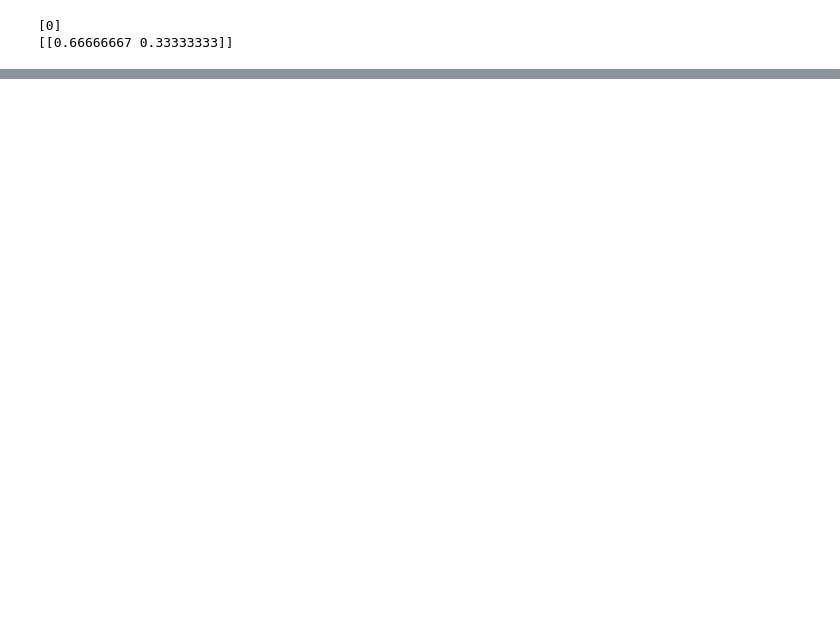
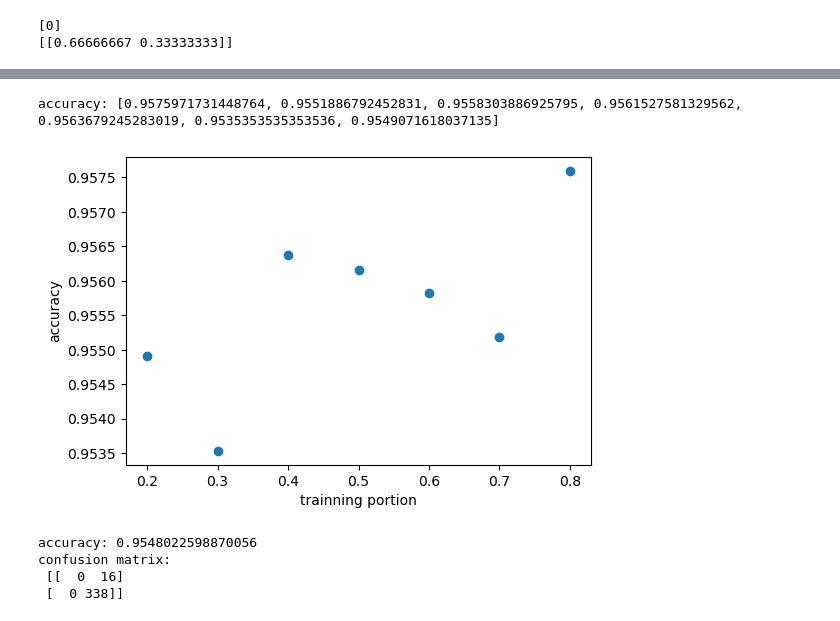
Before and after one commit to gmccannon/AML-MI-Data, a Jupyter notebook: Project1.ipynb, the cells around one changed output, grey strips where cells are left out. Saved outputs shown, nothing was run; the diff lists cells and outputs as text; code cells hidden in the pictures; blank space fills up the shorter version.

```diff
--- a/Project1.ipynb
+++ b/Project1.ipynb
@@ -105,0 +225,71 @@ plt.show()
+# %%
+# How sensitive is k-NN classification accuracy to the train/test split proportion?
+from sklearn.model_selection import train_test_split
+from sklearn.neighbors import KNeighborsClassifier
+from sklearn.preprocessing import StandardScaler
+from sklearn.pipeline import Pipeline
+
+patients_df = pd.read_csv("NHANES_data_train.csv").dropna()
+
+X = patients_df[['ParticipantID', 'Income', 'Sex', 'Age', 'Race', 'Edu', 'Diastolic', 'Systolic', 'Pulse', 'BMI', 'HDL', 'Trig', 'LDL', 'TCHOL', 'kidneys_eGFR', 'Diabetes', 'CurrentSmoker', 'isActive', 'isInsured']]
+y = patients_df['MI']
+
+
+partition_range = [0.8, 0.7, 0.6, 0.5, 0.4, 0.3, 0.2]
+
+k = 5
+scores = []
+for s in partition_range:
+    X_train, X_test, y_train, y_test = \
+        train_test_split(X, y, stratify=y, test_size=1-s, random_state=10)
+
+    clf2 = Pipeline(
+        steps=[("scaler", StandardScaler()), \
+               ("knn", KNeighborsClassifier(n_neighbors=k))]
+    )
+    clf2.fit(X_train, y_train)
+    scores.append(clf2.score(X_test, y_test))
+print("accuracy:", scores)
+
+import matplotlib.pyplot as plt
+plt.rc("figure", figsize=(6, 4))
+plt.scatter(partition_range, scores)
+plt.xticks(partition_range)
+plt.xlabel('trainning portion')
+plt.ylabel('accuracy')
+plt.show()
+# %% [output]
+accuracy: [0.9575971731448764, 0.9551886792452831, 0.9558303886925795, 0.9561527581329562, 0.9563679245283019, 0.9535353535353536, 0.9549071618037135]
+[figure, added]
+# %%
+# More measures on the accuracy of knn
+
+from sklearn.model_selection import train_test_split
+from sklearn.neighbors import KNeighborsClassifier
+from sklearn.preprocessing import StandardScaler
+from sklearn.pipeline import Pipeline
+
+patients_df = pd.read_csv("NHANES_data_train.csv").dropna()
+
+X = patients_df[['ParticipantID', 'Income', 'Sex', 'Age', 'Race', 'Edu', 'Diastolic', 'Systolic', 'Pulse', 'BMI', 'HDL', 'Trig', 'LDL', 'TCHOL', 'kidneys_eGFR', 'Diabetes', 'CurrentSmoker', 'isActive', 'isInsured']]
+y = patients_df['MI']
+
+X_train, X_test, y_train, y_test = \
+    train_test_split(X, y, stratify=y, random_state=1)  # default .75/.25; try: random_state=1
+
+clf2 = Pipeline(
+    steps=[("scaler", StandardScaler()), \
+           ("knn", KNeighborsClassifier(n_neighbors=10))]
+)
+
+clf2.fit(X_train, y_train)
+print("accuracy:", clf2.score(X_test, y_test))
+
+from sklearn.metrics import confusion_matrix
+y_predicted = clf2.predict(X_test)
+print("confusion matrix:\n", confusion_matrix(y_test, y_predicted))
+# %% [output]
+accuracy: 0.9548022598870056
+confusion matrix:
+ [[  0  16]
+ [  0 338]]
```
Also changed, not shown: parts of 10 cells of this notebook.
